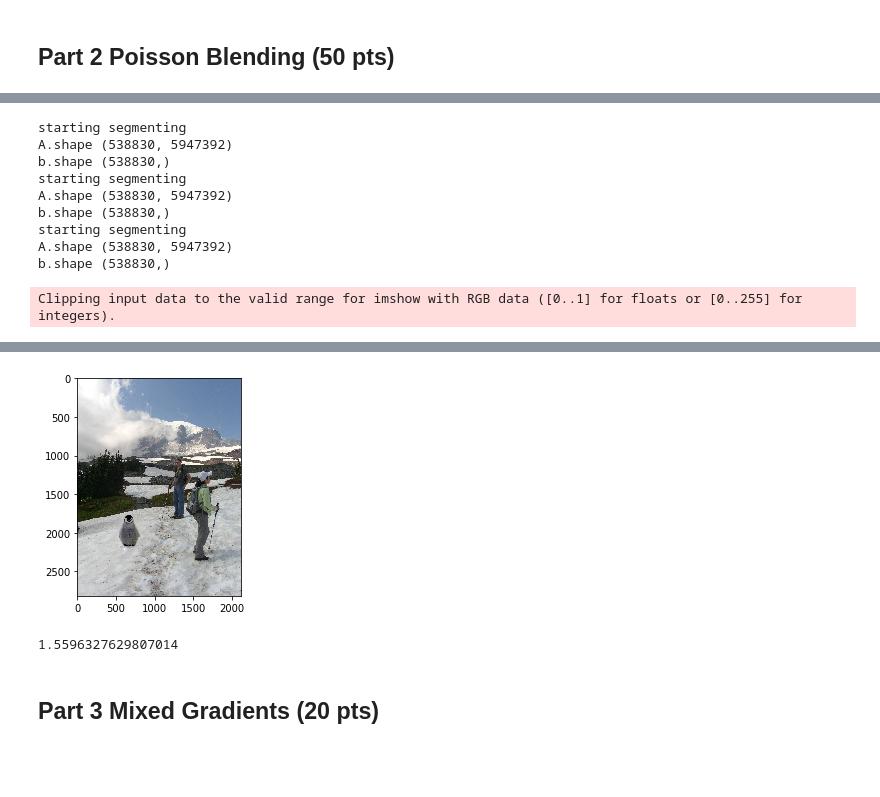
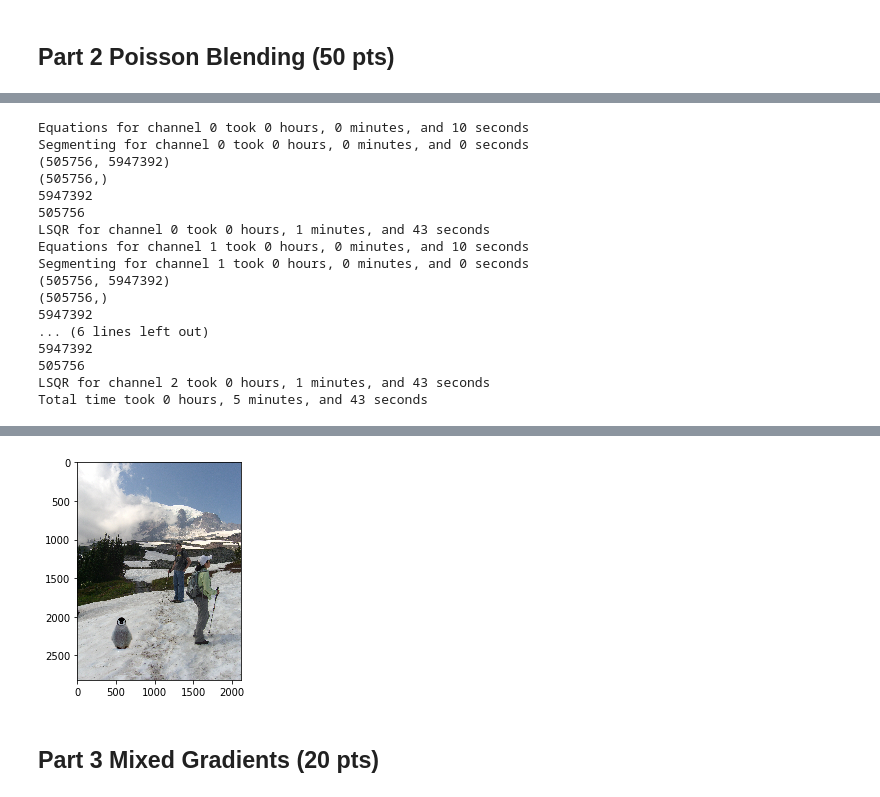
Before and after one commit to nathanfitz-coder/computationalphotography, a Jupyter notebook: project3/Project3.ipynb, the cells around one changed output, grey strips where cells are left out. Drawn from its saved outputs; the diff is of its cells as text; code cells hidden in the pictures; blank space fills up the shorter version.

```diff
--- a/project3/Project3.ipynb
+++ b/project3/Project3.ipynb
@@ -156,3 +124,10 @@ ValueError: dimension mismatch
+# %%
+def hms(secs):
+    hours = int(secs/3600.)
+    remain = secs - hours*3600
+    mins = int(remain/60.)
+    remain = int(remain - mins*60)
+    return (hours, mins, remain)
 # %%
 def poisson_blend(cropped_object, object_mask, background_img):
     """
@@ -175,9 +150,11 @@ def poisson_blend(cropped_object, object_mask, background_img):
     return_v = np.zeros(t.shape)
 
     for c in range(3):
-        A = csr_matrix((num_e,num_v))
+        #A = csr_matrix((num_e,num_v))
+        A = lil_matrix((num_e,num_v))
         b = np.zeros((num_e,))
         e=0
+        tick = time.time()
         for x in range(im_w):
             for y in range(im_h):
                 if object_mask[y][x]==1:
@@ -217,36 +194,61 @@ def poisson_blend(cropped_object, object_mask, background_img):
                         A[e,im2var[y][x]] = 1
                         b[e] = t[y-1][x][c] + s[y][x][c] - s[y-1][x][c]
                         e+=1
-        print('starting segmenting')
+        tock = time.time()
+        hr, mn, sc = hms(tock-tick)
+        print(f'Equations for channel {c} took {hr} hours, {mn} minutes, and {sc} seconds')
+
+        tick = time.time()
+        A=A.tocsr()
+        A=csr_matrix(A)
         A=A[:e,:]
         b=b[:e]
-        print(f'A.shape {A.shape}')
-        print(f'b.shape {b.shape}')
+        tock = time.time()
+        hr, mn, sc = hms(tock-tick)
+        print(f'Segmenting for channel {c} took {hr} hours, {mn} minutes, and {sc} seconds')
+
+        tick = time.time()
         v = lsqr(A, b)
+        tock = time.time()
+        hr, mn, sc = hms(tock-tick)
+        print(f'LSQR for channel {c} took {hr} hours, {mn} minutes, and {sc} seconds')
+
+
         return_v[:,:,c] = v[0].reshape((im_w, im_h)).T
 
     d3_mask = np.stack((object_mask,object_mask,object_mask),axis=2)
     return_v = background_img*(1-d3_mask) + return_v*d3_mask
+    return_v[return_v > 1] = 1.
+    return_v[return_v < 0] = 0.
 
     return return_v
 # %%
-t = time.time()
+tickt = time.time()
 im_blend = poisson_blend(cropped_object, object_mask, background_img)
 if im_blend.any():
     %matplotlib inline
     import matplotlib.pyplot as plt
     plt.imshow(im_blend)
-elapsed = time.time() - t
+tockt = time.time()
 
-print(f'Elapsed Time: {elapsed}')
+h, m, s = hms(tockt-tickt)
+
+print(f'Total time took {h} hours, {m} minutes, and {s} seconds')
 # %% [output]
-starting segmenting
-A.shape (538830, 5947392)
-b.shape (538830,)
-starting segmenting
-A.shape (538830, 5947392)
-b.shape (538830,)
-starting segmenting
-A.shape (538830, 5947392)
-b.shape (538830,)
+Equations for channel 0 took 0 hours, 0 minutes, and 10 seconds
+Segmenting for channel 0 took 0 hours, 0 minutes, and 0 seconds
+(505756, 5947392)
+(505756,)
+5947392
+505756
+LSQR for channel 0 took 0 hours, 1 minutes, and 43 seconds
+Equations for channel 1 took 0 hours, 0 minutes, and 10 seconds
+Segmenting for channel 1 took 0 hours, 0 minutes, and 0 seconds
+(505756, 5947392)
+(505756,)
+5947392
+... (6 lines left out)
+5947392
+505756
+LSQR for channel 2 took 0 hours, 1 minutes, and 43 seconds
+Total time took 0 hours, 5 minutes, and 43 seconds
-Clipping input data to the valid range for imshow with RGB data ([0..1] for floats or [0..255] for integers).
@@ -254,12 +255,3 @@ Elapsed Time: 24198.081203460693
-[figure, old version]
+[figure, new version]
-# %%
-print(np.max(im_blend))
-im_blend_sv = im_blend
-im_blend_sv[im_blend_sv > 1] = 1.
-im_blend_sv[im_blend_sv < 0] = 0.
-#im_blend_sv = im_blend_sv / np.max(im_blend_sv)
-plt.imsave('poisson_penguin.jpg',im_blend_sv)
-# %% [output]
-1.5596327629807014
 # %% [markdown]
 ## Part 3 Mixed Gradients (20 pts)
```
Also changed, not shown: parts of 22 cells of this notebook, 6 other files.
